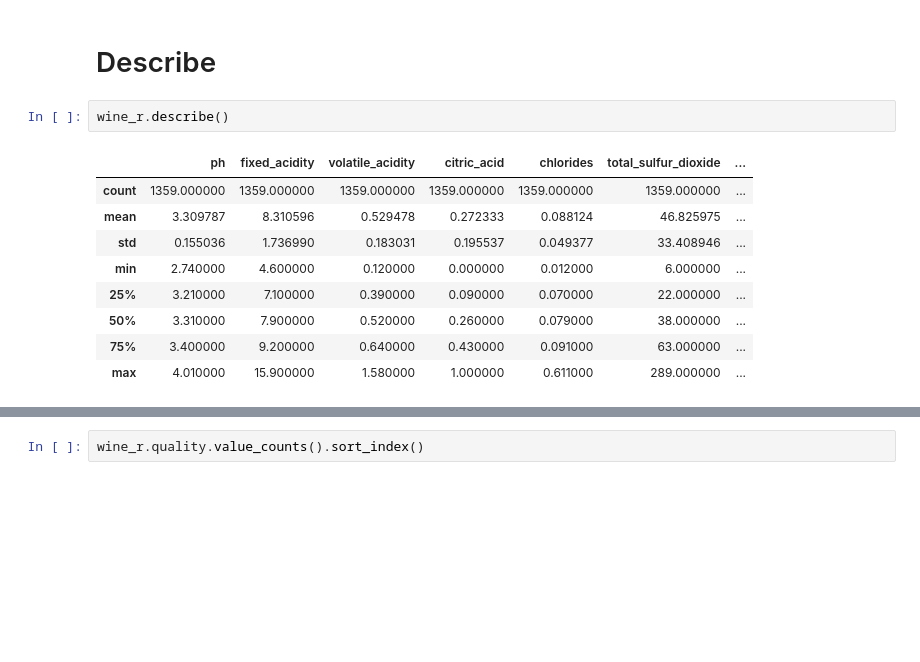
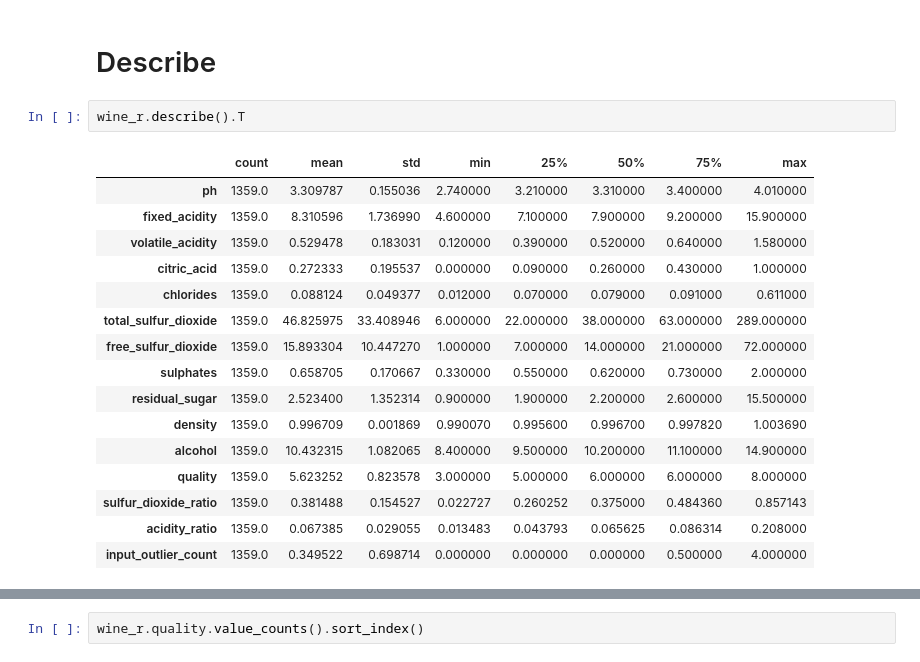
Before and after one commit to olemir/data-analysis-on-wine, a Jupyter notebook: notebooks/wine-quality_3-EDA.ipynb, the cells around one changed output, grey strips where cells are left out. Saved outputs shown, nothing was run; the diff lists cells and outputs as text; blank space fills up the shorter version.

```diff
--- a/notebooks/wine-quality_3-EDA.ipynb
+++ b/notebooks/wine-quality_3-EDA.ipynb
@@ -119,15 +118,22 @@ memory usage: 154.2 KB
 # %% [markdown]
 # Describe
 # %%
-wine_r.describe()
+wine_r.describe().T
 # %% [output]
-|  | ph | fixed_acidity | volatile_acidity | citric_acid | chlorides | total_sulfur_dioxide | ... |
-| count | 1359.000000 | 1359.000000 | 1359.000000 | 1359.000000 | 1359.000000 | 1359.000000 | ... |
-| mean | 3.309787 | 8.310596 | 0.529478 | 0.272333 | 0.088124 | 46.825975 | ... |
-| std | 0.155036 | 1.736990 | 0.183031 | 0.195537 | 0.049377 | 33.408946 | ... |
-| min | 2.740000 | 4.600000 | 0.120000 | 0.000000 | 0.012000 | 6.000000 | ... |
-| 25% | 3.210000 | 7.100000 | 0.390000 | 0.090000 | 0.070000 | 22.000000 | ... |
-| 50% | 3.310000 | 7.900000 | 0.520000 | 0.260000 | 0.079000 | 38.000000 | ... |
-| 75% | 3.400000 | 9.200000 | 0.640000 | 0.430000 | 0.091000 | 63.000000 | ... |
-| max | 4.010000 | 15.900000 | 1.580000 | 1.000000 | 0.611000 | 289.000000 | ... |
+|  | count | mean | std | min | 25% | 50% | 75% | max |
+| ph | 1359.0 | 3.309787 | 0.155036 | 2.740000 | 3.210000 | 3.310000 | 3.400000 | 4.010000 |
+| fixed_acidity | 1359.0 | 8.310596 | 1.736990 | 4.600000 | 7.100000 | 7.900000 | 9.200000 | 15.900000 |
+| volatile_acidity | 1359.0 | 0.529478 | 0.183031 | 0.120000 | 0.390000 | 0.520000 | 0.640000 | 1.580000 |
+| citric_acid | 1359.0 | 0.272333 | 0.195537 | 0.000000 | 0.090000 | 0.260000 | 0.430000 | 1.000000 |
+| chlorides | 1359.0 | 0.088124 | 0.049377 | 0.012000 | 0.070000 | 0.079000 | 0.091000 | 0.611000 |
+| total_sulfur_dioxide | 1359.0 | 46.825975 | 33.408946 | 6.000000 | 22.000000 | 38.000000 | 63.000000 | 289.000000 |
+| free_sulfur_dioxide | 1359.0 | 15.893304 | 10.447270 | 1.000000 | 7.000000 | 14.000000 | 21.000000 | 72.000000 |
+| sulphates | 1359.0 | 0.658705 | 0.170667 | 0.330000 | 0.550000 | 0.620000 | 0.730000 | 2.000000 |
+| residual_sugar | 1359.0 | 2.523400 | 1.352314 | 0.900000 | 1.900000 | 2.200000 | 2.600000 | 15.500000 |
+| density | 1359.0 | 0.996709 | 0.001869 | 0.990070 | 0.995600 | 0.996700 | 0.997820 | 1.003690 |
+| alcohol | 1359.0 | 10.432315 | 1.082065 | 8.400000 | 9.500000 | 10.200000 | 11.100000 | 14.900000 |
+| quality | 1359.0 | 5.623252 | 0.823578 | 3.000000 | 5.000000 | 6.000000 | 6.000000 | 8.000000 |
+| sulfur_dioxide_ratio | 1359.0 | 0.381488 | 0.154527 | 0.022727 | 0.260252 | 0.375000 | 0.484360 | 0.857143 |
+| acidity_ratio | 1359.0 | 0.067385 | 0.029055 | 0.013483 | 0.043793 | 0.065625 | 0.086314 | 0.208000 |
+| input_outlier_count | 1359.0 | 0.349522 | 0.698714 | 0.000000 | 0.000000 | 0.000000 | 0.500000 | 4.000000 |
 # %%
```
Also changed, not shown: parts of 28 cells of this notebook, 19 other files.
